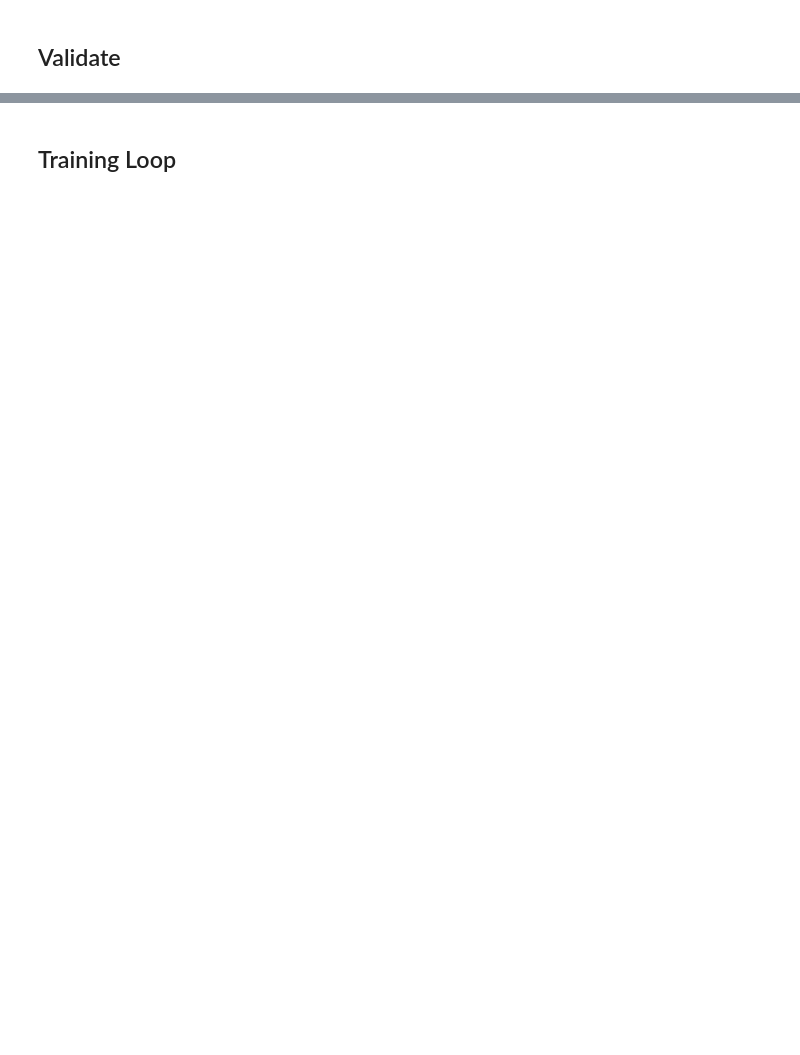
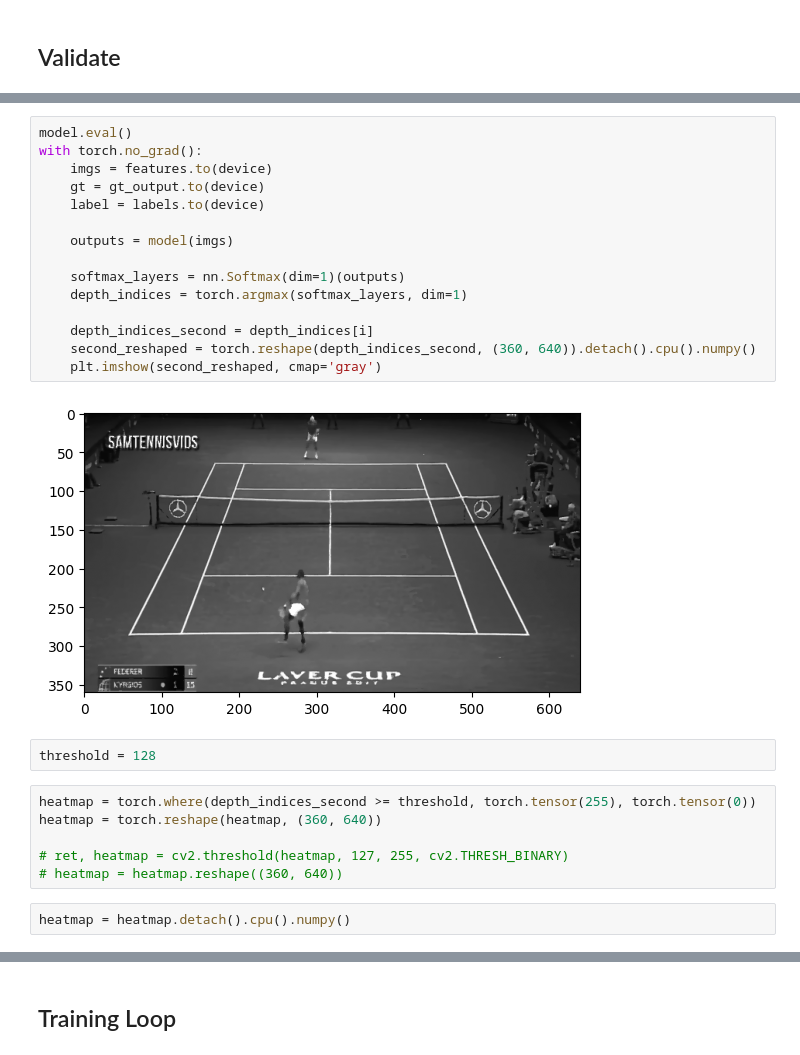
Before and after one commit to Colliquake/TrackNet, a Jupyter notebook: TennisNet.ipynb, the cells around one changed output, grey strips where cells are left out. Saved outputs shown, nothing was run; the diff lists cells and outputs as text; blank space fills up the shorter version.

```diff
--- a/TennisNet.ipynb
+++ b/TennisNet.ipynb
@@ -309,0 +373,27 @@ def validate(model, val_loader, criterion, device):
+# %%
+model.eval()
+with torch.no_grad():
+    imgs = features.to(device)
+    gt = gt_output.to(device)
+    label = labels.to(device)
+
+    outputs = model(imgs)
+
+    softmax_layers = nn.Softmax(dim=1)(outputs)
+    depth_indices = torch.argmax(softmax_layers, dim=1)
+
+    depth_indices_second = depth_indices[i]
+    second_reshaped = torch.reshape(depth_indices_second, (360, 640)).detach().cpu().numpy()
+    plt.imshow(second_reshaped, cmap='gray')
+# %% [output]
+[figure, added]
+# %%
+threshold = 128
+# %%
+heatmap = torch.where(depth_indices_second >= threshold, torch.tensor(255), torch.tensor(0))
+heatmap = torch.reshape(heatmap, (360, 640))
+
+# ret, heatmap = cv2.threshold(heatmap, 127, 255, cv2.THRESH_BINARY)
+# heatmap = heatmap.reshape((360, 640))
+# %%
+heatmap = heatmap.detach().cpu().numpy()
```
Also changed, not shown: parts of 39 cells of this notebook.
